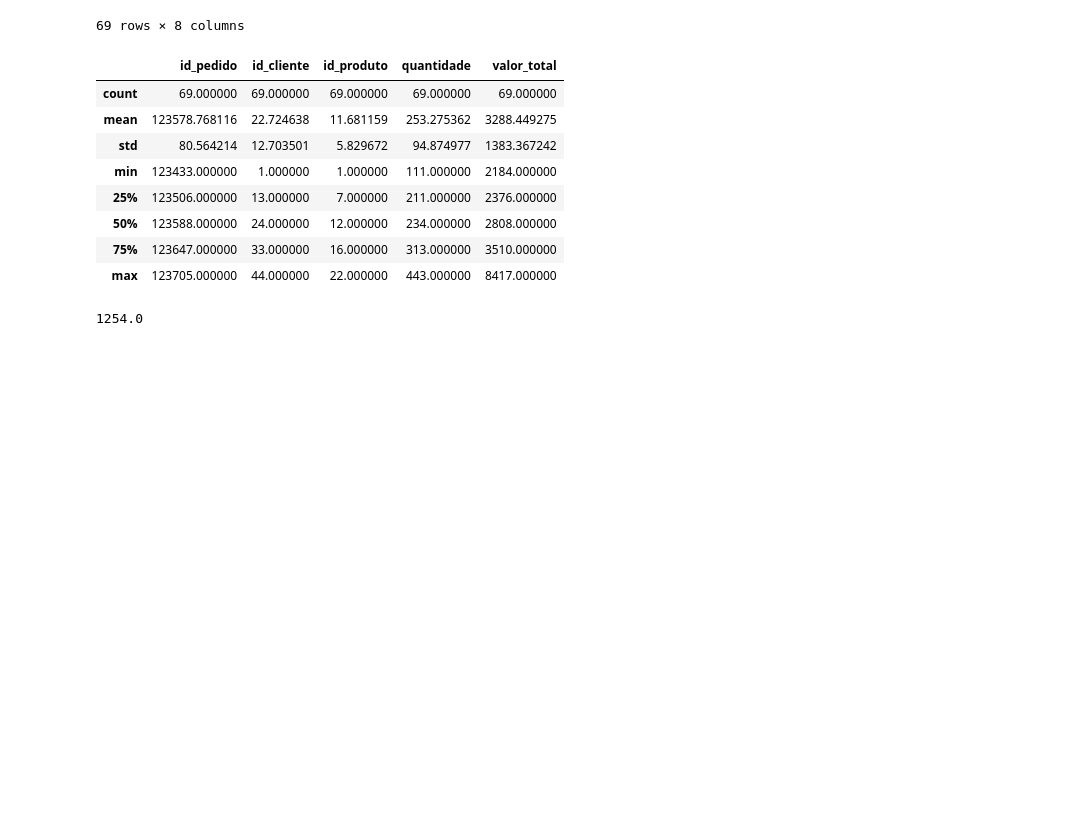
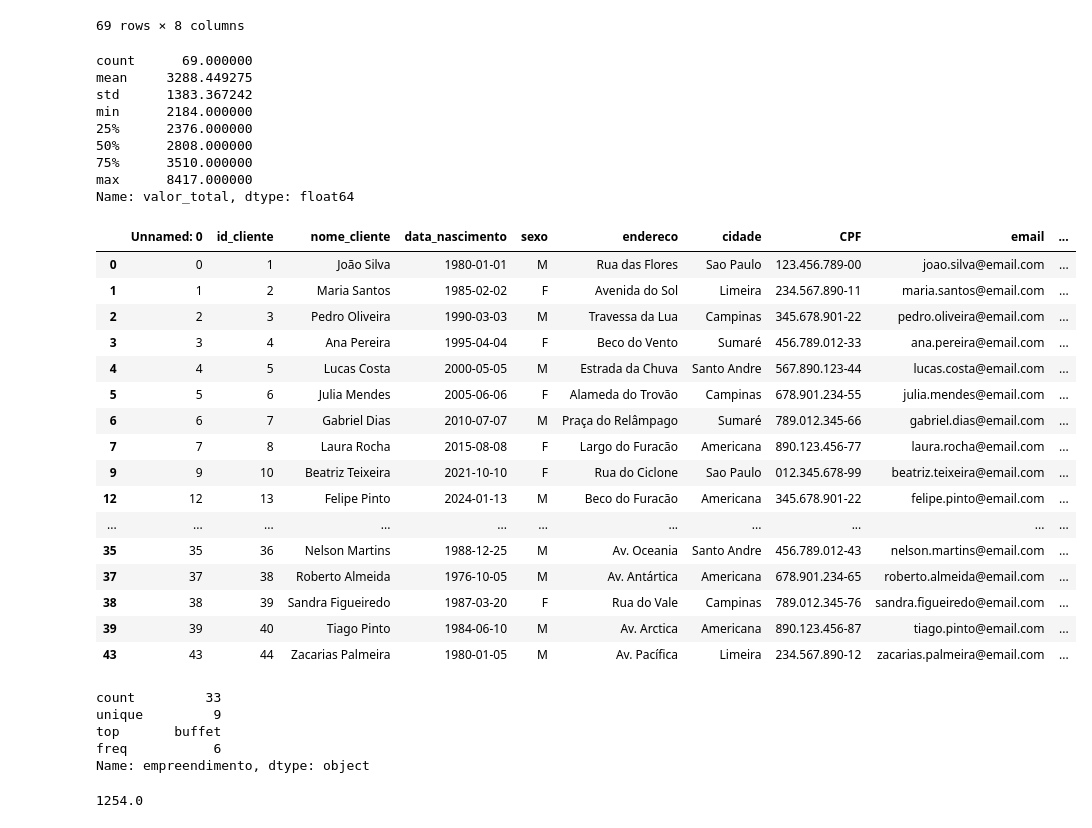
Before and after one commit to anibaltanganelli/Flora, a Jupyter notebook: flora_pratica.ipynb, the cells around one changed output. Saved outputs shown, nothing was run; the diff lists cells and outputs as text; code cells hidden in the pictures; blank space fills up the shorter version.

```diff
--- a/flora_pratica.ipynb
+++ b/flora_pratica.ipynb
@@ -310,17 +411,48 @@ quartil_superior_VT
 | 272 | 123705 | 20 | 11 | 234 | 4212 | 2022-12-15 | 2022-12-20 | ... |
 69 rows × 8 columns
 # %%
-quartil_superior_VT.describe()
+quartil_superior_VT['valor_total'].describe()
 # %% [output]
-|  | id_pedido | id_cliente | id_produto | quantidade | valor_total |
-| count | 69.000000 | 69.000000 | 69.000000 | 69.000000 | 69.000000 |
-| mean | 123578.768116 | 22.724638 | 11.681159 | 253.275362 | 3288.449275 |
-| std | 80.564214 | 12.703501 | 5.829672 | 94.874977 | 1383.367242 |
-| min | 123433.000000 | 1.000000 | 1.000000 | 111.000000 | 2184.000000 |
-| 25% | 123506.000000 | 13.000000 | 7.000000 | 211.000000 | 2376.000000 |
-| 50% | 123588.000000 | 24.000000 | 12.000000 | 234.000000 | 2808.000000 |
-| 75% | 123647.000000 | 33.000000 | 16.000000 | 313.000000 | 3510.000000 |
-| max | 123705.000000 | 44.000000 | 22.000000 | 443.000000 | 8417.000000 |
+count      69.000000
+mean     3288.449275
+std      1383.367242
+min      2184.000000
+25%      2376.000000
+50%      2808.000000
+75%      3510.000000
+max      8417.000000
+Name: valor_total, dtype: float64
+# %%
+#IDENTIFICANDO
+mascara_superior= clientes['id_cliente'].isin(quartil_superior_VT['id_cliente'])
+clientes_quartil_superior_VT = clientes[mascara_superior]
+clientes_quartil_superior_VT
+# %% [output]
+|  | Unnamed: 0 | id_cliente | nome_cliente | data_nascimento | sexo | endereco | cidade | CPF | email | ... |
+| 0 | 0 | 1 | João Silva | 1980-01-01 | M | Rua das Flores | Sao Paulo | 123.456.789-00 | joao.silva@email.com | ... |
+| 1 | 1 | 2 | Maria Santos | 1985-02-02 | F | Avenida do Sol | Limeira | 234.567.890-11 | maria.santos@email.com | ... |
+| 2 | 2 | 3 | Pedro Oliveira | 1990-03-03 | M | Travessa da Lua | Campinas | 345.678.901-22 | pedro.oliveira@email.com | ... |
+| 3 | 3 | 4 | Ana Pereira | 1995-04-04 | F | Beco do Vento | Sumaré | 456.789.012-33 | ana.pereira@email.com | ... |
+| 4 | 4 | 5 | Lucas Costa | 2000-05-05 | M | Estrada da Chuva | Santo Andre | 567.890.123-44 | lucas.costa@email.com | ... |
+| 5 | 5 | 6 | Julia Mendes | 2005-06-06 | F | Alameda do Trovão | Campinas | 678.901.234-55 | julia.mendes@email.com | ... |
+| 6 | 6 | 7 | Gabriel Dias | 2010-07-07 | M | Praça do Relâmpago | Sumaré | 789.012.345-66 | gabriel.dias@email.com | ... |
+| 7 | 7 | 8 | Laura Rocha | 2015-08-08 | F | Largo do Furacão | Americana | 890.123.456-77 | laura.rocha@email.com | ... |
+| 9 | 9 | 10 | Beatriz Teixeira | 2021-10-10 | F | Rua do Ciclone | Sao Paulo | 012.345.678-99 | beatriz.teixeira@email.com | ... |
+| 12 | 12 | 13 | Felipe Pinto | 2024-01-13 | M | Beco do Furacão | Americana | 345.678.901-22 | felipe.pinto@email.com | ... |
+| ... | ... | ... | ... | ... | ... | ... | ... | ... | ... | ... |
+| 35 | 35 | 36 | Nelson Martins | 1988-12-25 | M | Av. Oceania | Santo Andre | 456.789.012-43 | nelson.martins@email.com | ... |
+| 37 | 37 | 38 | Roberto Almeida | 1976-10-05 | M | Av. Antártica | Americana | 678.901.234-65 | roberto.almeida@email.com | ... |
+| 38 | 38 | 39 | Sandra Figueiredo | 1987-03-20 | F | Rua do Vale | Campinas | 789.012.345-76 | sandra.figueiredo@email.com | ... |
+| 39 | 39 | 40 | Tiago Pinto | 1984-06-10 | M | Av. Arctica | Americana | 890.123.456-87 | tiago.pinto@email.com | ... |
+| 43 | 43 | 44 | Zacarias Palmeira | 1980-01-05 | M | Av. Pacífica | Limeira | 234.567.890-12 | zacarias.palmeira@email.com | ... |
+# %%
+clientes_quartil_superior_VT ['empreendimento'].describe()
+# %% [output]
+count         33
+unique         9
+top       buffet
+freq           6
+Name: empreendimento, dtype: object
 # %%
 # Quem são os outliers
 
```
Also changed, not shown: parts of 25 cells of this notebook.
